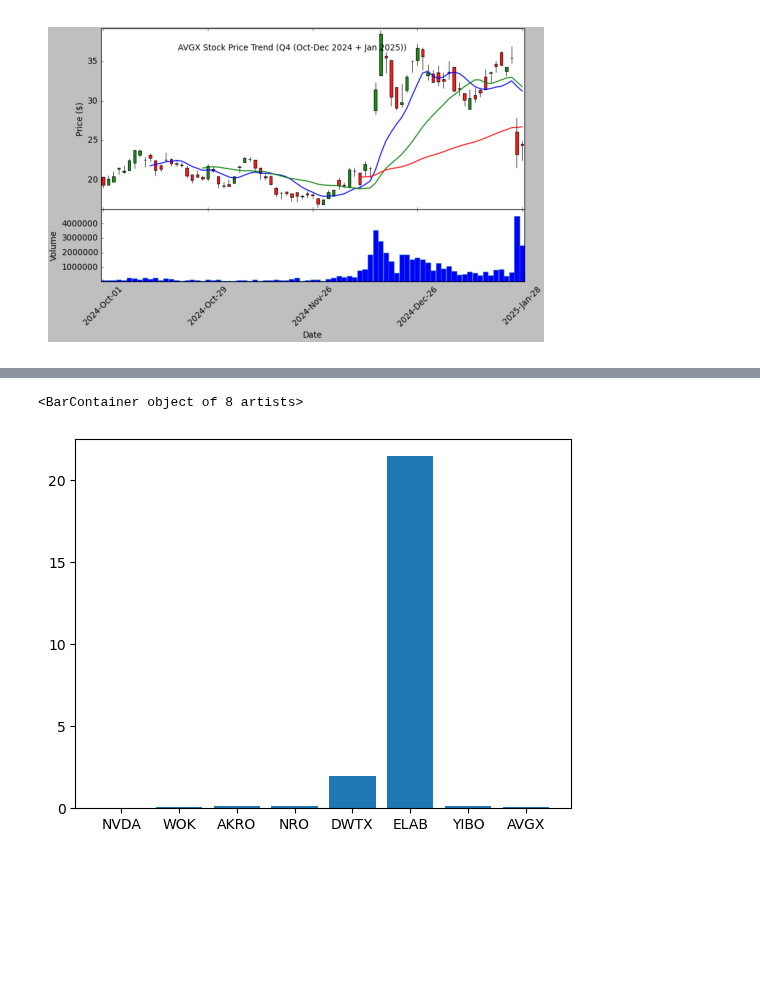
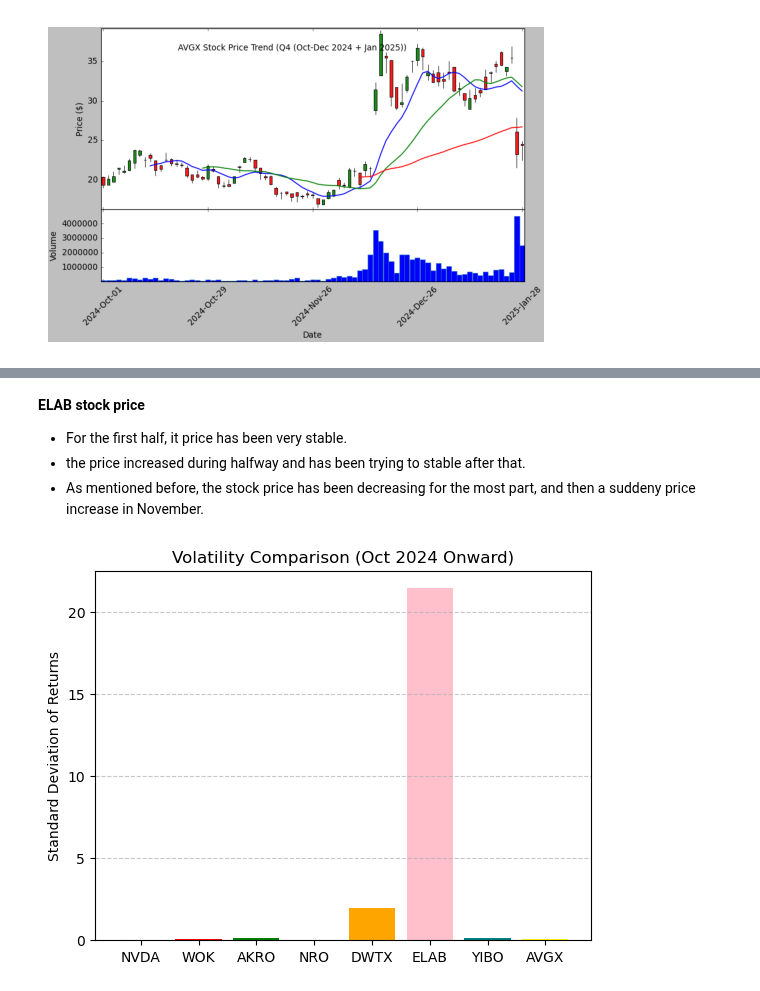
Before and after one commit to cindyd97/A_Stock_Analysis, a Jupyter notebook: All_work/all_8_stocks_analysis.ipynb, the cells around one changed output, grey strips where cells are left out. Saved outputs shown, nothing was run; the diff lists cells and outputs as text; code cells hidden in the pictures; blank space fills up the shorter version.

```diff
--- a/All_work/all_8_stocks_analysis.ipynb
+++ b/All_work/all_8_stocks_analysis.ipynb
@@ -80,8 +134,16 @@ analysis here
+# %% [markdown]
+**ELAB stock price**
+- For the first half, it price has been very stable.
+- the price increased during halfway and has been trying to stable after that.
+- As mentioned before, the stock price has been decreasing for the most part, and then a suddeny price increase in November.
 # %%
 x = ['NVDA','WOK','AKRO','NRO','DWTX','ELAB','YIBO','AVGX']
-y = [0.03283224344929463,0.08192654473732675, .123,.123,1.9736113636989896,21.446091404835467,0.13094518562649393,0.08410979745833297]
+y = [0.03283224344929463,0.08192654473732675, 0.11427781386362572,0.01514379631153504,1.9736113636989896,21.446091404835467,0.13094518562649393,0.08410979745833297]
 
-plt.bar(x,y)
+plt.bar(x,y, color=['blue', 'red','green','purple','orange','pink','teal','yellow'])
+plt.ylabel('Standard Deviation of Returns')
+plt.title('Volatility Comparison (Oct 2024 Onward)')
+plt.grid(axis='y', linestyle='--', alpha=0.7)
+plt.show()
 # %% [output]
-<BarContainer object of 8 artists>
-[figure, old version]
+[figure, new version]
```
Also changed, not shown: parts of 14 cells of this notebook, 4 other files.
